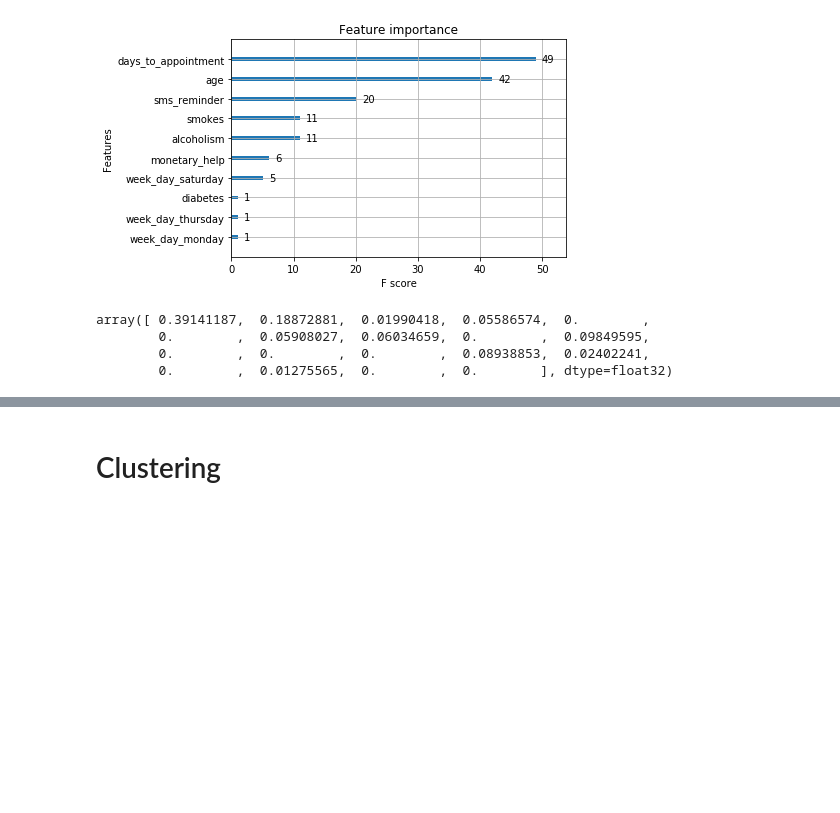
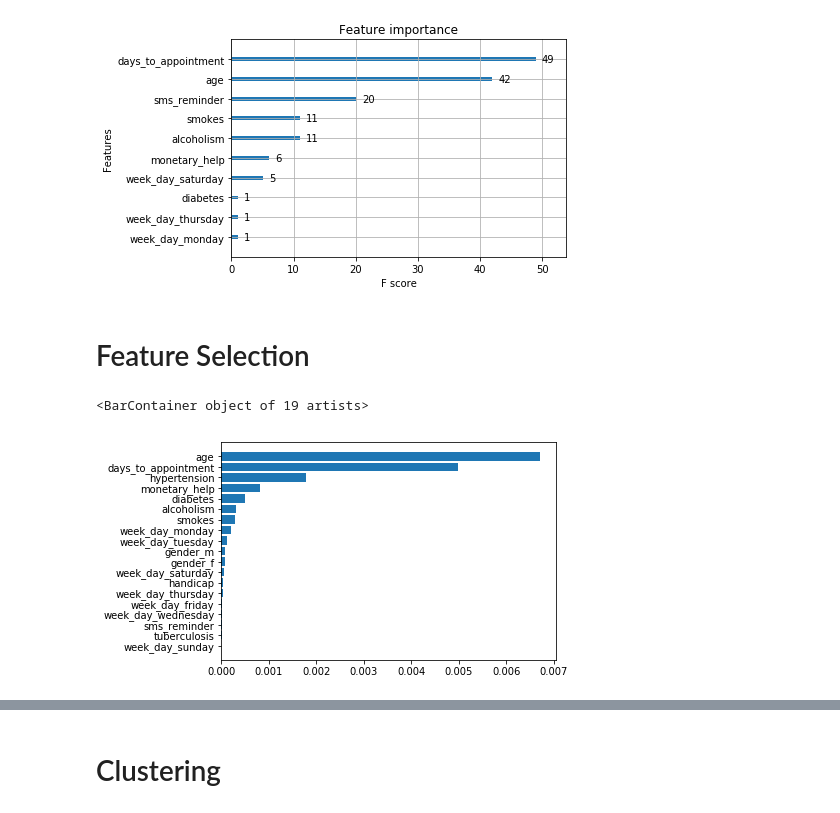
Before and after one commit to edvalente/mlnd-capstone-project, a Jupyter notebook: notebooks/capstone-scrapbook.ipynb, the cells around one changed output, grey strips where cells are left out. Cells and saved outputs as stored; diff of their text form; code cells hidden in the pictures; blank space fills up the shorter version.

```diff
--- a/notebooks/capstone-scrapbook.ipynb
+++ b/notebooks/capstone-scrapbook.ipynb
@@ -263,10 +306,5 @@ plot_importance(model)
 # %% [output]
 <matplotlib.axes._subplots.AxesSubplot at 0x...>
 [figure]
-# %%
-model.feature_importances_
-# %% [output]
-array([ 0.39141187,  0.18872881,  0.01990418,  0.05586574,  0.        ,
-        0.        ,  0.05908027,  0.06034659,  0.        ,  0.09849595,
-        0.        ,  0.        ,  0.        ,  0.08938853,  0.02402241,
-        0.        ,  0.01275565,  0.        ,  0.        ], dtype=float32)
+# %% [markdown]
+# Feature Selection
@@ -272,0 +328,11 @@ array([ 0.39141187,  0.18872881,  0.01990418,  0.05586574,  0.        ,
+# %%
+from sklearn.feature_selection import mutual_info_classif
+
+discrete_idx = [i for i in range(2, 19)]
+selection_scores = mutual_info_classif(X, y, discrete_idx)
+mi_table = pd.DataFrame({'var': X.columns, 'mi': selection_scores}).sort_values('mi', ascending=True)
+
+plt.barh(mi_table['var'], mi_table['mi'])
+# %% [output]
+<BarContainer object of 19 artists>
+[figure, added]
```
Also changed, not shown: parts of 14 cells of this notebook.
